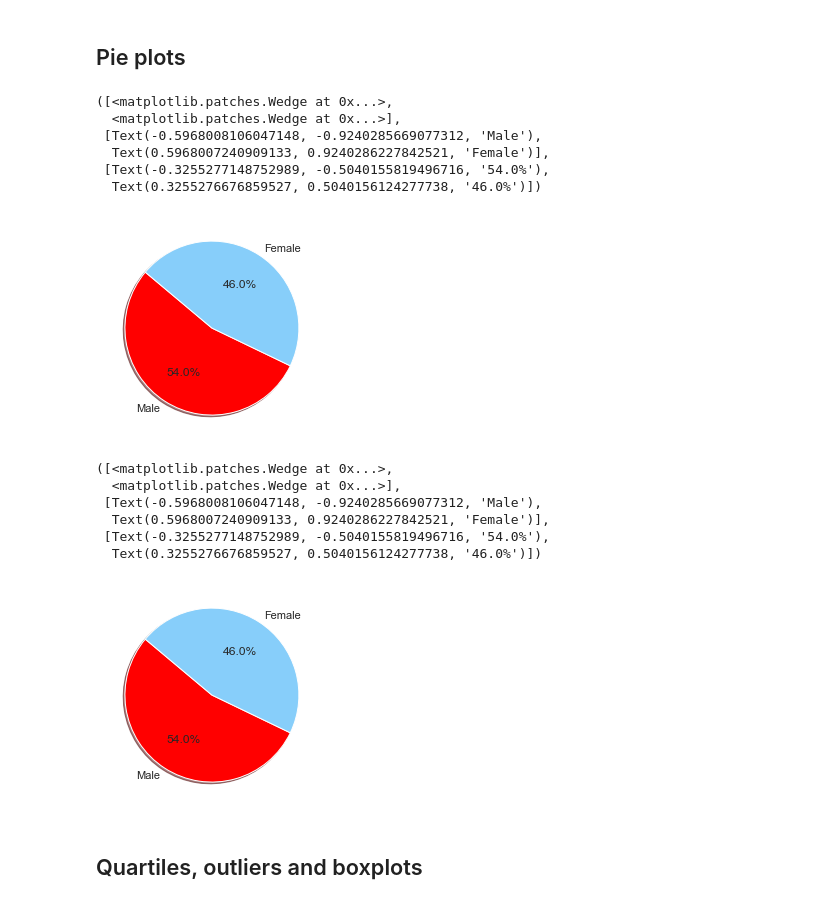
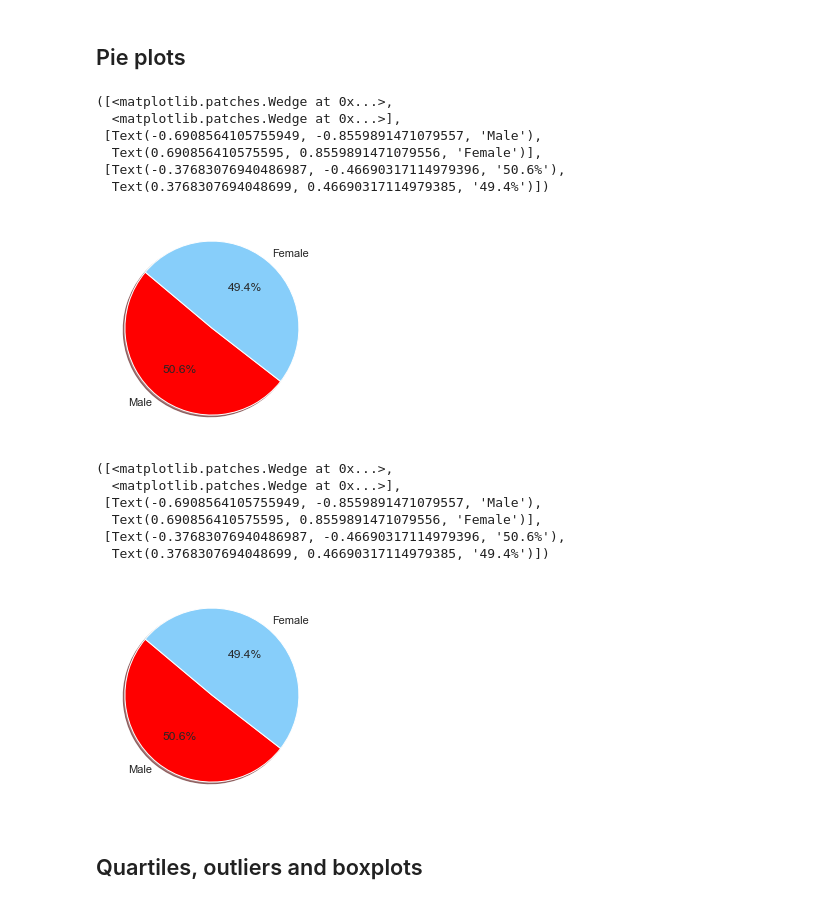
Before and after one commit to prerak-patel/matplotlib-challange, a Jupyter notebook: pymaceuticals_starter.ipynb, the cells around one changed output. Saved outputs shown, nothing was run; the diff lists cells and outputs as text; code cells hidden in the pictures.

```diff
--- a/pymaceuticals_starter.ipynb
+++ b/pymaceuticals_starter.ipynb
@@ -79,40 +79,40 @@ Text(0, 0.5, 'Drug Count')
 # %%
 # Generate a pie plot showing the distribution of female versus male mice using pandas
 
-gender_df = promising_regimens_df[['Sex']]
+gender_df = combined_df[['Sex']]
 labels = ["Male", "Female"]
 explode = (0, 0)
 colors = ["red","lightskyblue"]
 
 df = pd.DataFrame({
     "labels" : labels,
     "explode" : explode,
     "colors" : colors
 })
 
 plt.pie(gender_df['Sex'].value_counts(), explode=explode, labels=labels, colors=colors,
         autopct="%1.1f%%", shadow=True, startangle=140)
 # %% [output]
 ([<matplotlib.patches.Wedge at 0x...>,
   <matplotlib.patches.Wedge at 0x...>],
- [Text(-0.5968008106047148, -0.9240285669077312, 'Male'),
-  Text(0.5968007240909133, 0.9240286227842521, 'Female')],
- [Text(-0.3255277148752989, -0.5040155819496716, '54.0%'),
-  Text(0.3255276676859527, 0.5040156124277738, '46.0%')])
+ [Text(-0.6908564105755949, -0.8559891471079557, 'Male'),
+  Text(0.690856410575595, 0.8559891471079556, 'Female')],
+ [Text(-0.37683076940486987, -0.46690317114979396, '50.6%'),
+  Text(0.3768307694048699, 0.46690317114979385, '49.4%')])
-[figure, old version]
+[figure, new version]
 # %%
 # Generate a pie plot showing the distribution of female versus male mice using pyplot
 
-plt.pie(gender_df['Sex'].value_counts(), explode=explode, labels=labels, colors=colors,
+plt.pie(combined_df['Sex'].value_counts(), explode=explode, labels=labels, colors=colors,
         autopct="%1.1f%%", shadow=True, startangle=140)
 # %% [output]
 ([<matplotlib.patches.Wedge at 0x...>,
   <matplotlib.patches.Wedge at 0x...>],
- [Text(-0.5968008106047148, -0.9240285669077312, 'Male'),
-  Text(0.5968007240909133, 0.9240286227842521, 'Female')],
- [Text(-0.3255277148752989, -0.5040155819496716, '54.0%'),
-  Text(0.3255276676859527, 0.5040156124277738, '46.0%')])
+ [Text(-0.6908564105755949, -0.8559891471079557, 'Male'),
+  Text(0.690856410575595, 0.8559891471079556, 'Female')],
+ [Text(-0.37683076940486987, -0.46690317114979396, '50.6%'),
+  Text(0.3768307694048699, 0.46690317114979385, '49.4%')])
-[figure, old version]
+[figure, new version]
 # %% [markdown]
 ## Quartiles, outliers and boxplots
 # %%
```
Also changed, not shown: parts of 3 cells of this notebook.
